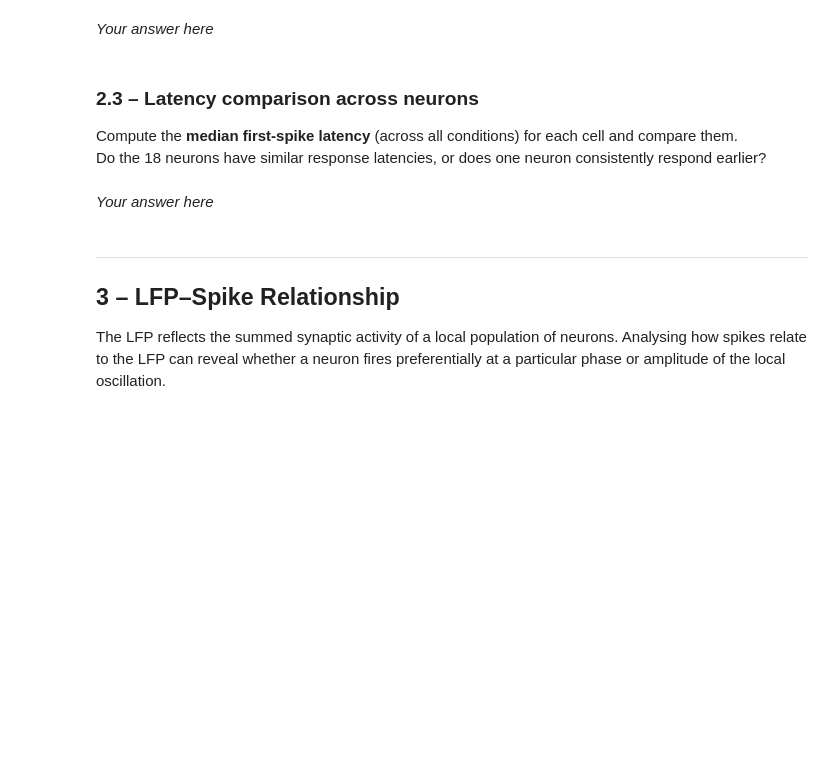
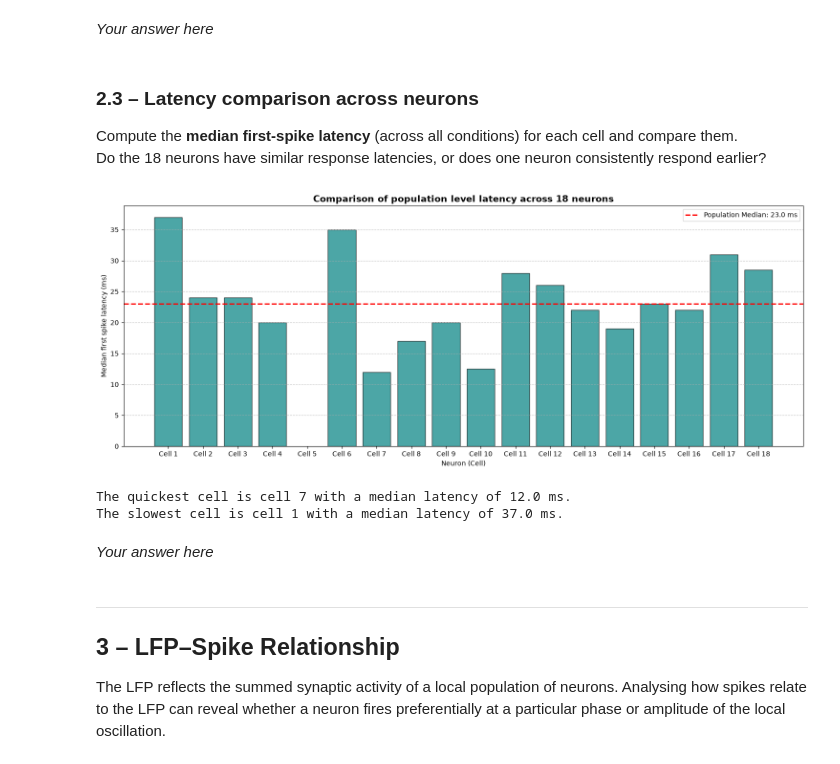
Before and after one commit to slerou/Group_1_HW_DataAnalysis_2026.ipynb, a Jupyter notebook: HW_SU_LFP_111026_student_2026.ipynb, the cells around one changed output. Drawn from its saved outputs; the diff is of its cells as text; code cells hidden in the pictures; blank space fills up the shorter version.

```diff
--- a/HW_SU_LFP_111026_student_2026.ipynb
+++ b/HW_SU_LFP_111026_student_2026.ipynb
@@ -559,14 +559,35 @@ Do the 18  neurons have similar response latencies, or does one neuron consisten
 # %%
 overall_medians = []
 
 for cell in range(1, 19):
     cell_latencies = latencies[cell]
     median = np.nanmedian(cell_latencies)
     overall_medians.append(median)
 
-plt.figure(figsize=(8, 6))
+plt.figure(figsize=(15, 6))
 cells_label = [f'Cell {i}' for i in range(1, 19)]
-plt.bar(cells_label, overall_medians, color='skyblue')
+plt.bar(cells_label, overall_medians, color='teal', alpha = 0.7, edgecolor='black')
+
+grand_median = np.nanmedian(overall_medians)
+plt.axhline(y=grand_median, color='r', linestyle='--', linewidth=2, label=f'Population Median: {grand_median:.1f} ms')
+
+plt.xlabel('Neuron (Cell)')
+plt.ylabel('Median first spike latency (ms)')
+plt.title('Comparison of population level latency across 18 neurons', fontsize=14, fontweight='bold')
+plt.legend()
+plt.grid(axis='y', linestyle='--', alpha=0.7)
+plt.tight_layout()
+plt.show()
+
+quickest_cell = np.nanargmin(overall_medians) + 1
+slowest_cell = np.nanargmax(overall_medians) + 1
+
+print(f"The quickest cell is cell {quickest_cell} with a median latency of {overall_medians[quickest_cell-1]:.1f} ms.")
+print(f"The slowest cell is cell {slowest_cell} with a median latency of {overall_medians[slowest_cell-1]:.1f} ms.")
+# %% [output]
+[figure, added]
+The quickest cell is cell 7 with a median latency of 12.0 ms.
+The slowest cell is cell 1 with a median latency of 37.0 ms.
 # %% [markdown]
 *Your answer here*
 # %% [markdown]
```
Also changed, not shown: parts of 3 cells of this notebook.
